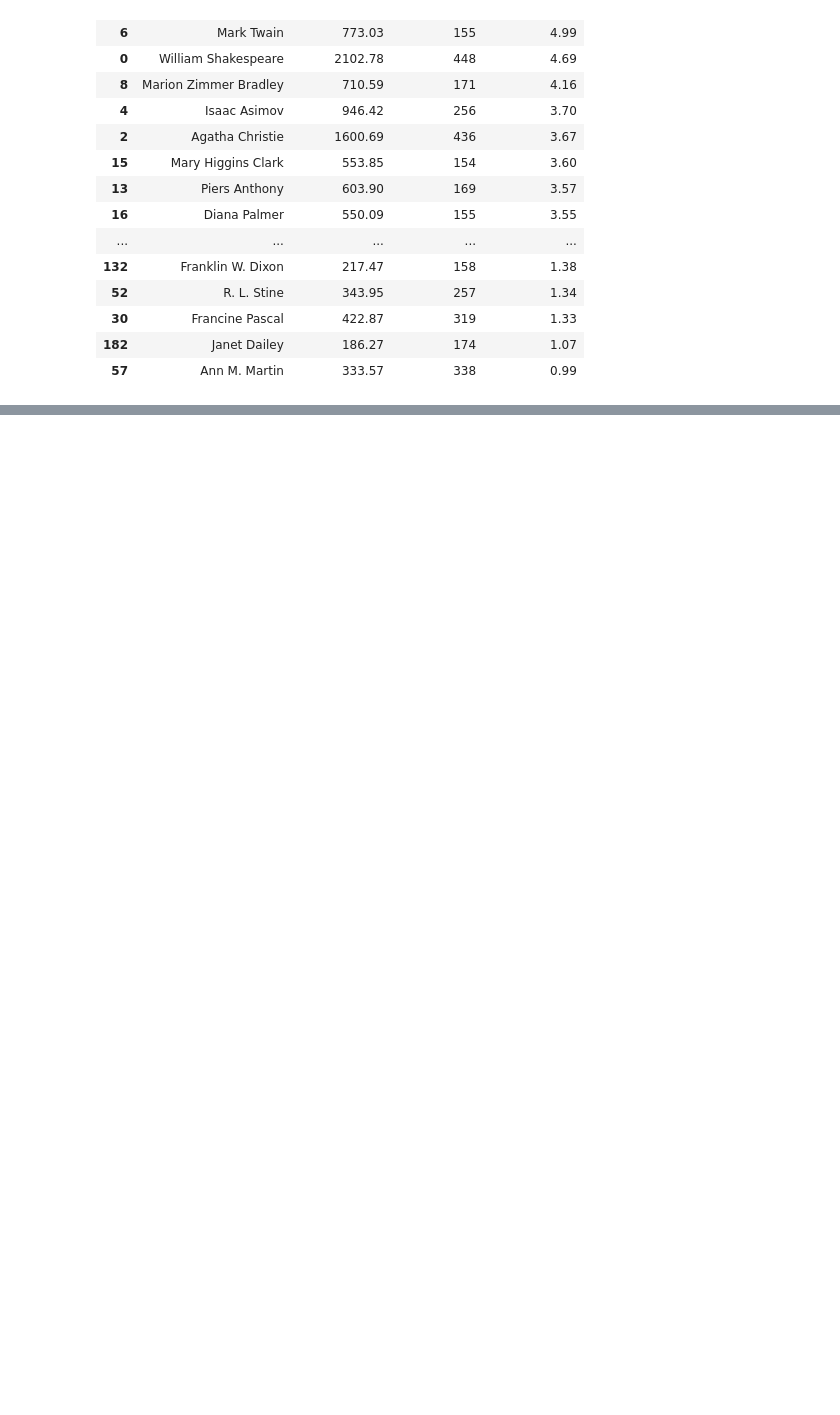
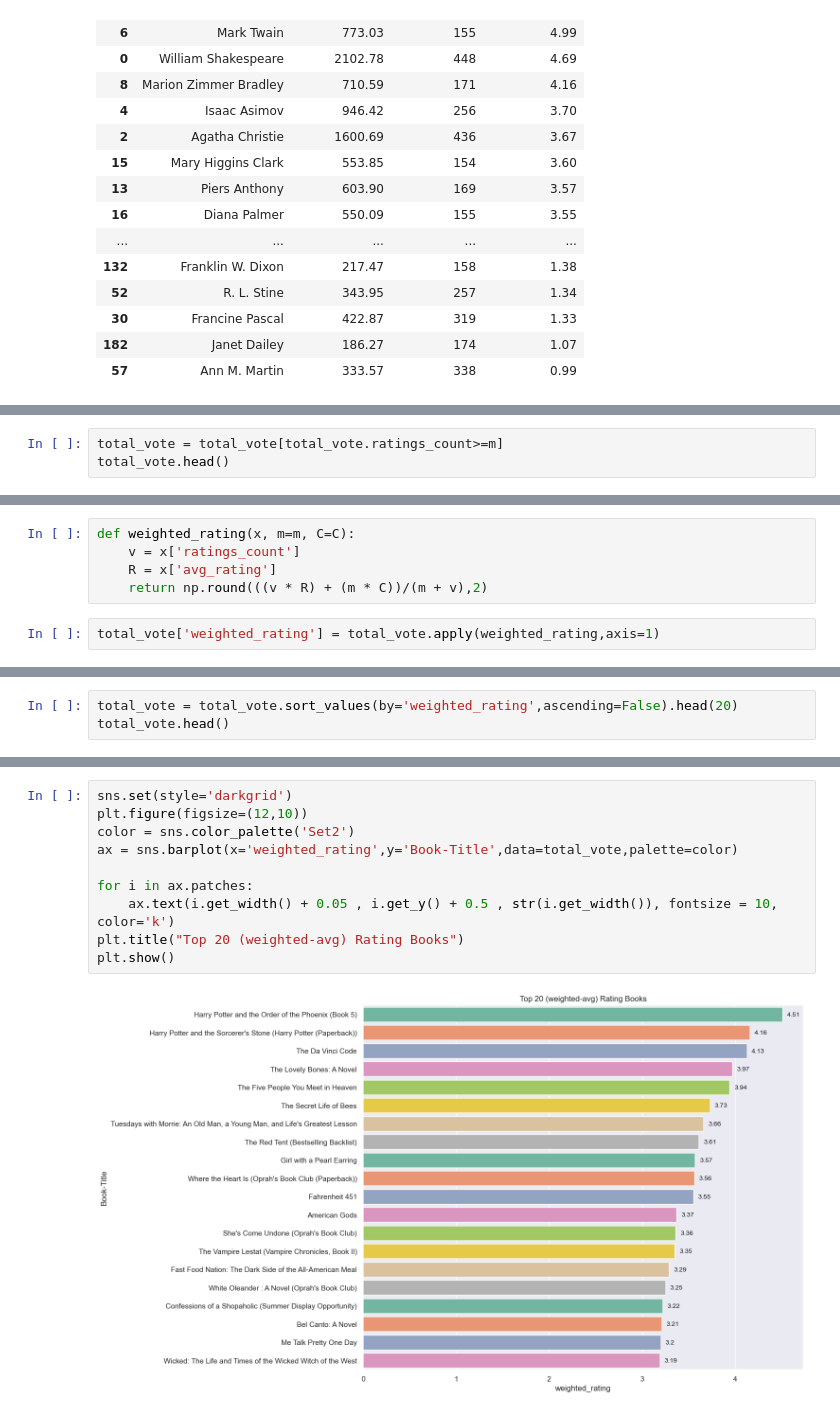
Before and after one commit to ISIM-Hackathon/Vector-Space, a Jupyter notebook: Untitled.ipynb, the cells around one changed output, grey strips where cells are left out. Cells and saved outputs as stored; diff of their text form; blank space fills up the shorter version.

```diff
--- a/Untitled.ipynb
+++ b/Untitled.ipynb
@@ -525,0 +555,3 @@ avg_r_by_author
+# %%
+total_vote = total_vote[total_vote.ratings_count>=m]
+total_vote.head()
@@ -525,0 +565,7 @@ avg_r_by_author
+# %%
+def weighted_rating(x, m=m, C=C):
+    v = x['ratings_count']
+    R = x['avg_rating']
+    return np.round(((v * R) + (m * C))/(m + v),2)
+# %%
+total_vote['weighted_rating'] = total_vote.apply(weighted_rating,axis=1)
@@ -525,0 +578,3 @@ avg_r_by_author
+# %%
+total_vote = total_vote.sort_values(by='weighted_rating',ascending=False).head(20)
+total_vote.head()
@@ -525,0 +588,12 @@ avg_r_by_author
+# %%
+sns.set(style='darkgrid')
+plt.figure(figsize=(12,10))
+color = sns.color_palette('Set2')
+ax = sns.barplot(x='weighted_rating',y='Book-Title',data=total_vote,palette=color)
+
+for i in ax.patches:
+    ax.text(i.get_width() + 0.05 , i.get_y() + 0.5 , str(i.get_width()), fontsize = 10, color='k')
+plt.title("Top 20 (weighted-avg) Rating Books")
+plt.show()
+# %% [output]
+[figure, added]
```
Also changed, not shown: parts of 23 cells of this notebook, 1 other file.
